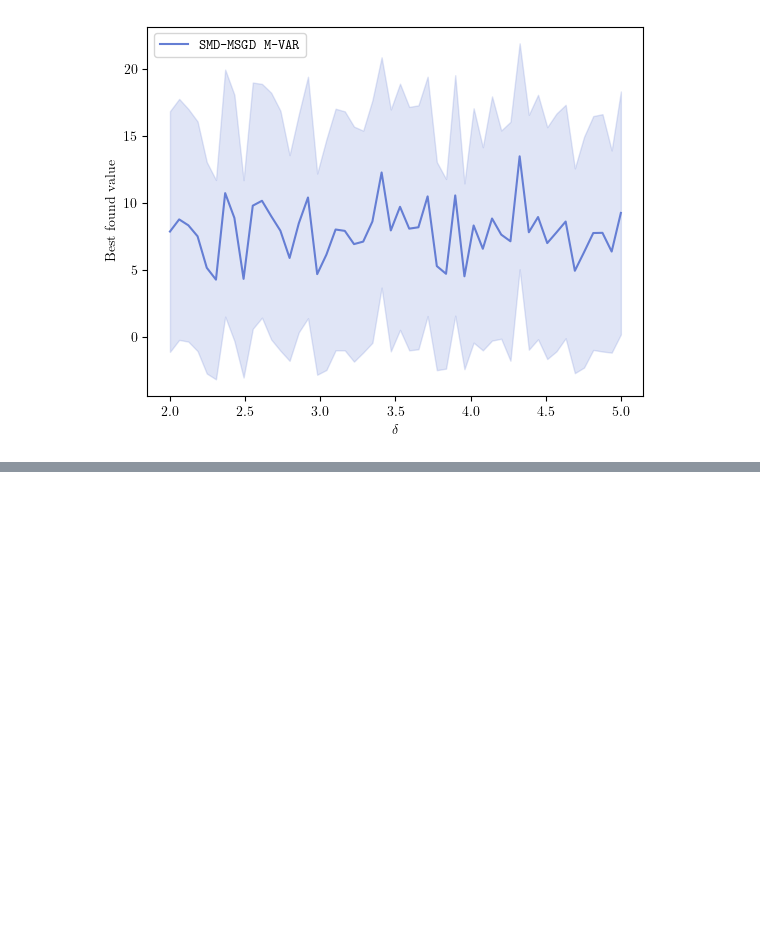
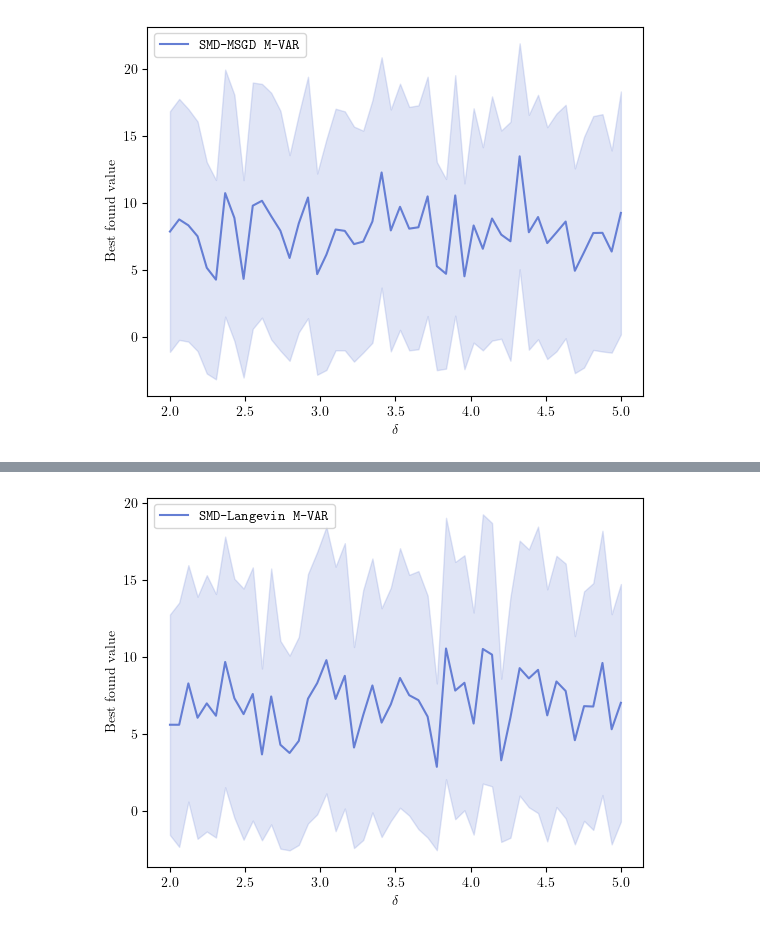
Before and after one commit to gaetanserre/GLOBe, a Jupyter notebook: exps/notebooks/hyperparams/hyperparams.ipynb, the cells around one changed output, grey strips where cells are left out. Saved outputs shown, nothing was run; the diff lists cells and outputs as text; code cells hidden in the pictures; blank space fills up the shorter version.

```diff
--- a/exps/notebooks/hyperparams/hyperparams.ipynb
+++ b/exps/notebooks/hyperparams/hyperparams.ipynb
@@ -208,0 +194,14 @@ plt.savefig("hyperparams_sigma.pdf", bbox_inches="tight")
+# %%
+cn_alg = lambda delta: SMD_Langevin(bounds=bounds, n_particles=n_particles, iter=iter, moment="MVAR", verbose=verbose, delta=delta)
+results = []
+deltas = np.linspace(2, 5, 50)
+for delta in deltas:
+  print(f"Delta: {delta}")
+  mins = []
+  for i in range(n_runs):
+    f = wrapper(g)
+    opt = cn_alg(delta)
+    res = opt.minimize(f)
+    print(f"Results for {opt} on {g}: {res[1]}")
+    mins.append(res[1])
+  results.append((np.mean(mins), np.std(mins)))
@@ -208,0 +226,14 @@ plt.savefig("hyperparams_sigma.pdf", bbox_inches="tight")
+# %%
+fig, ax = plt.subplots()
+results = np.array(results)
+cmap = matplotlib.colormaps["coolwarm"]
+
+c0 = cmap(0)
+ax.plot(deltas, results[:, 0], color="#657ed4", label=r"\texttt{SMD-Langevin M-VAR}")
+ax.fill_between(deltas, results[:, 0] - results[:, 1], results[:, 0] + results[:, 1], color="#657ed4", alpha=0.2)
+ax.legend()
+ax.set_xlabel(r"$\delta$")
+ax.set_ylabel(r"$\textrm{Best found value}$")
+plt.savefig("hyperparams_delta_Langevin.pdf", bbox_inches="tight")
+# %% [output]
+[figure, added]
```
Also changed, not shown: parts of 8 cells of this notebook, 5 other files.
